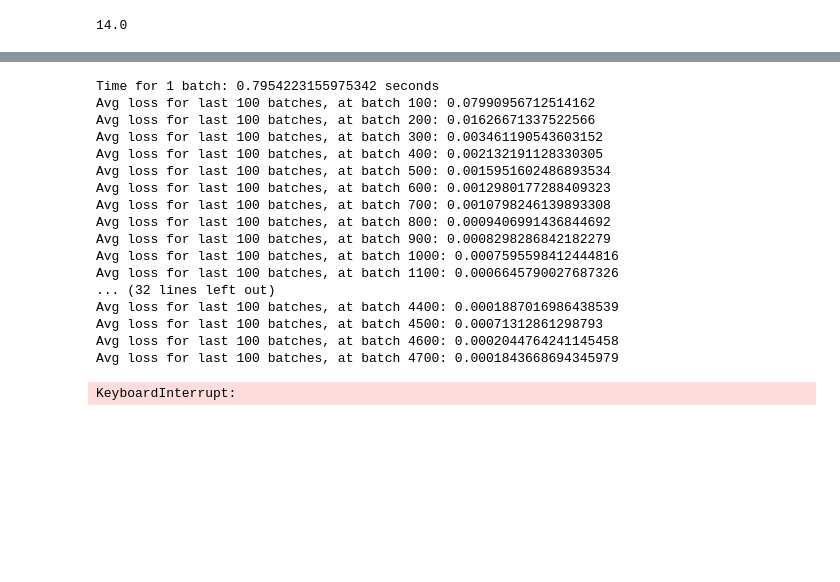
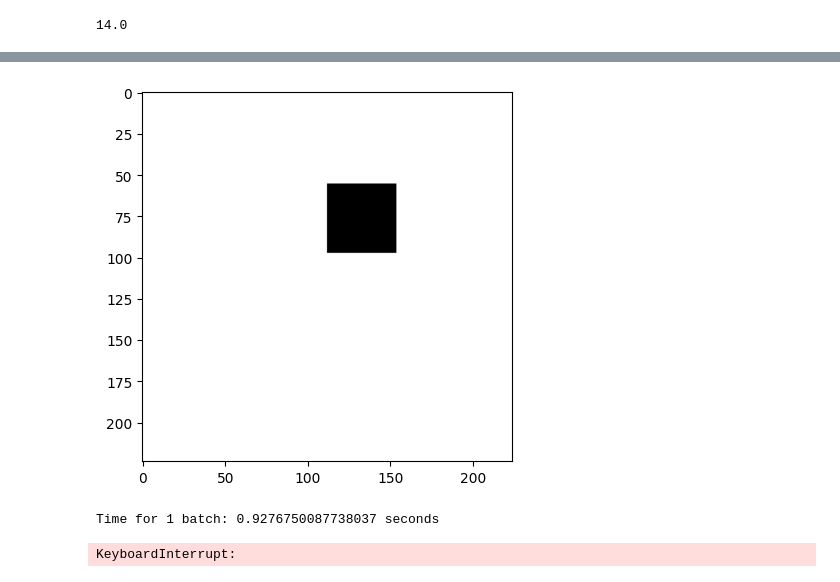
Before and after one commit to atbolsh/TransformerHomunculus, a Jupyter notebook: ImageAutoDebugging.ipynb, the cells around one changed output, grey strips where cells are left out. Drawn from its saved outputs; the diff is of its cells as text; code cells hidden in the pictures; blank space fills up the shorter version.

```diff
--- a/ImageAutoDebugging.ipynb
+++ b/ImageAutoDebugging.ipynb
@@ -36,3 +49,7 @@ quick_display(sample[3])
+# %%
+quick_display(out[3])
+# %% [output]
+[figure, added]
 # %%
 # now, will the brain learn to produce this image? Or merely splatter gray all over the canvas?
 # %%
@@ -51,11 +68,11 @@ for b in range(total_batches):
         start = time.time()
     #img_set = G.random_full_image_set(restrict_angles=True)
     #img_tensor = torch.permute(torch.FloatTensor(img_set).to(device), (0, 3, 1, 2))
-    img_tensor = get_batch()
+    img_tensor, tgt_tensor = get_moving_data(8)
     batch_size = img_tensor.size()[0]
     #text_context = torch.randn((batch_size, 32, 768), device=device) # easier for pretraining to use randn
     recon = brain.img_autoencoder(img_tensor)#, text_context)
-    loss = criterion(recon, img_tensor)
+    loss = criterion(recon, tgt_tensor)
     loss.backward()
     optimizer.step()
     optimizer.zero_grad()
@@ -67,26 +84,10 @@ for b in range(total_batches):
         avg_loss = total_loss / 100
         total_loss = 0
         print(f"Avg loss for last 100 batches, at batch {b + 1}: {avg_loss}")
-        torch.save(brain.img_enc.state_dict(), 'brain_checkpoints/img_encoder_weights_DEBUG.pth')
-        torch.save(brain.img_dec.state_dict(), 'brain_checkpoints/img_decoder_weights_DEBUG.pth')
+        torch.save(brain.img_enc.state_dict(), 'brain_checkpoints/img_encoder_weights_DEBUG_MOVING.pth')
+        torch.save(brain.img_dec.state_dict(), 'brain_checkpoints/img_decoder_weights_DEBUG_MOVING.pth')
 # %% [output]
-Time for 1 batch: 0.7954223155975342 seconds
-Avg loss for last 100 batches, at batch 100: 0.07990956712514162
-Avg loss for last 100 batches, at batch 200: 0.01626671337522566
-Avg loss for last 100 batches, at batch 300: 0.003461190543603152
-Avg loss for last 100 batches, at batch 400: 0.002132191128330305
-Avg loss for last 100 batches, at batch 500: 0.0015951602486893534
-Avg loss for last 100 batches, at batch 600: 0.0012980177288409323
-Avg loss for last 100 batches, at batch 700: 0.0010798246139893308
-Avg loss for last 100 batches, at batch 800: 0.0009406991436844692
-Avg loss for last 100 batches, at batch 900: 0.0008298286842182279
-Avg loss for last 100 batches, at batch 1000: 0.0007595598412444816
-Avg loss for last 100 batches, at batch 1100: 0.0006645790027687326
-... (32 lines left out)
-Avg loss for last 100 batches, at batch 4400: 0.0001887016986438539
-Avg loss for last 100 batches, at batch 4500: 0.00071312861298793
-Avg loss for last 100 batches, at batch 4600: 0.0002044764241145458
-Avg loss for last 100 batches, at batch 4700: 0.0001843668694345979
+Time for 1 batch: 0.9276750087738037 seconds
 KeyboardInterrupt:
 # %%
 # Good start.
```
Also changed, not shown: parts of 4 cells of this notebook, 1 other file.
